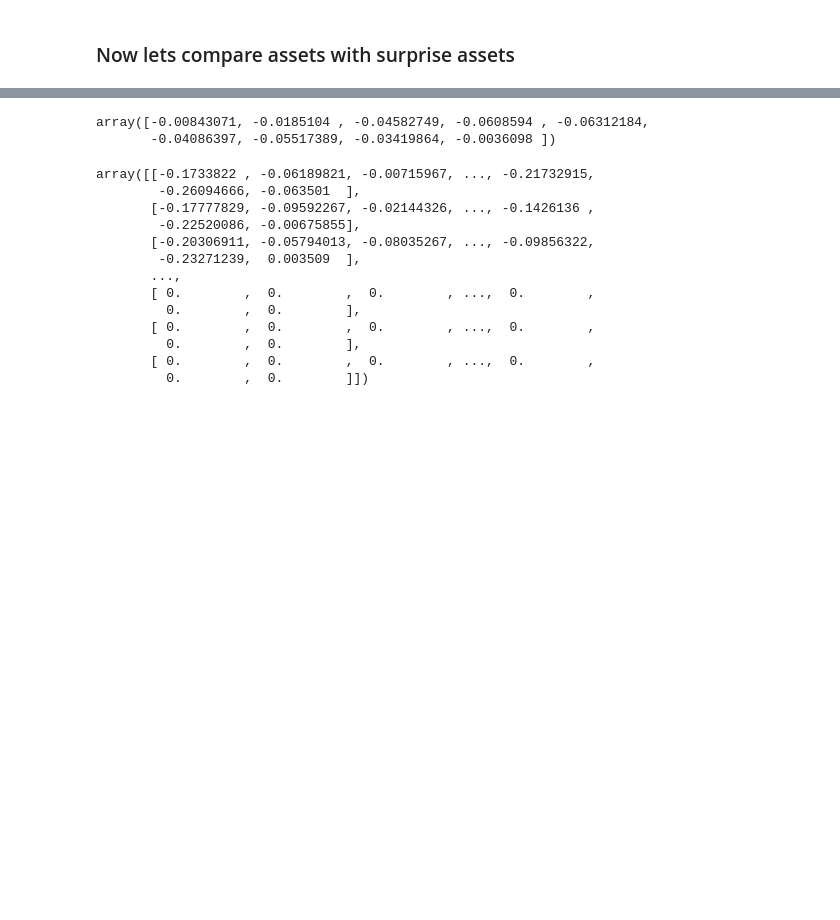
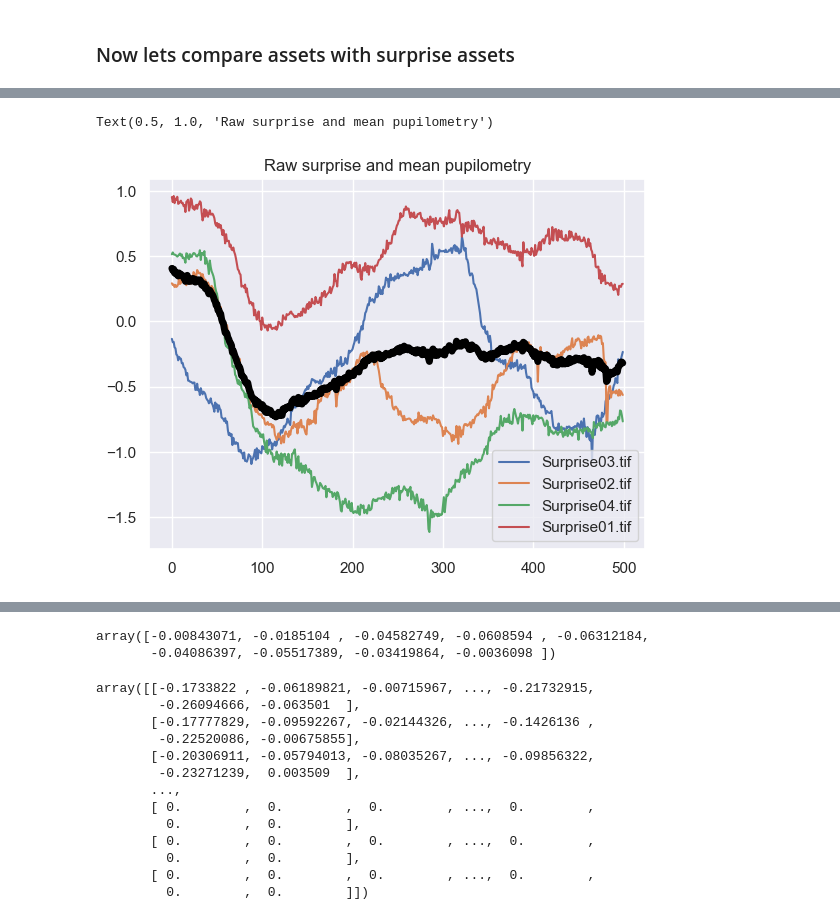
Before and after one commit to Rockyneuron/pupil_labs_analysis, a Jupyter notebook: analysis/pupillometry_analysis.ipynb, the cells around one changed output, grey strips where cells are left out. Drawn from its saved outputs; the diff is of its cells as text; code cells hidden in the pictures; blank space fills up the shorter version.

```diff
--- a/analysis/pupillometry_analysis.ipynb
+++ b/analysis/pupillometry_analysis.ipynb
@@ -362,0 +380,9 @@ annotations_pd[filter_events]
+# %%
+fig, ax=plt.subplots(1,1)
+ax.plot(pupil_surprise_matrix[0:500,:])
+ax.plot(np.mean(pupil_surprise_matrix[0:500,:],axis=1),linewidth=5,color='black')
+ax.legend(surprise_annotations.values.flatten())
+ax.set_title('Raw surprise and mean pupilometry')
+# %% [output]
+Text(0.5, 1.0, 'Raw surprise and mean pupilometry')
+[figure, added]
```
Also changed, not shown: parts of 6 cells of this notebook.
